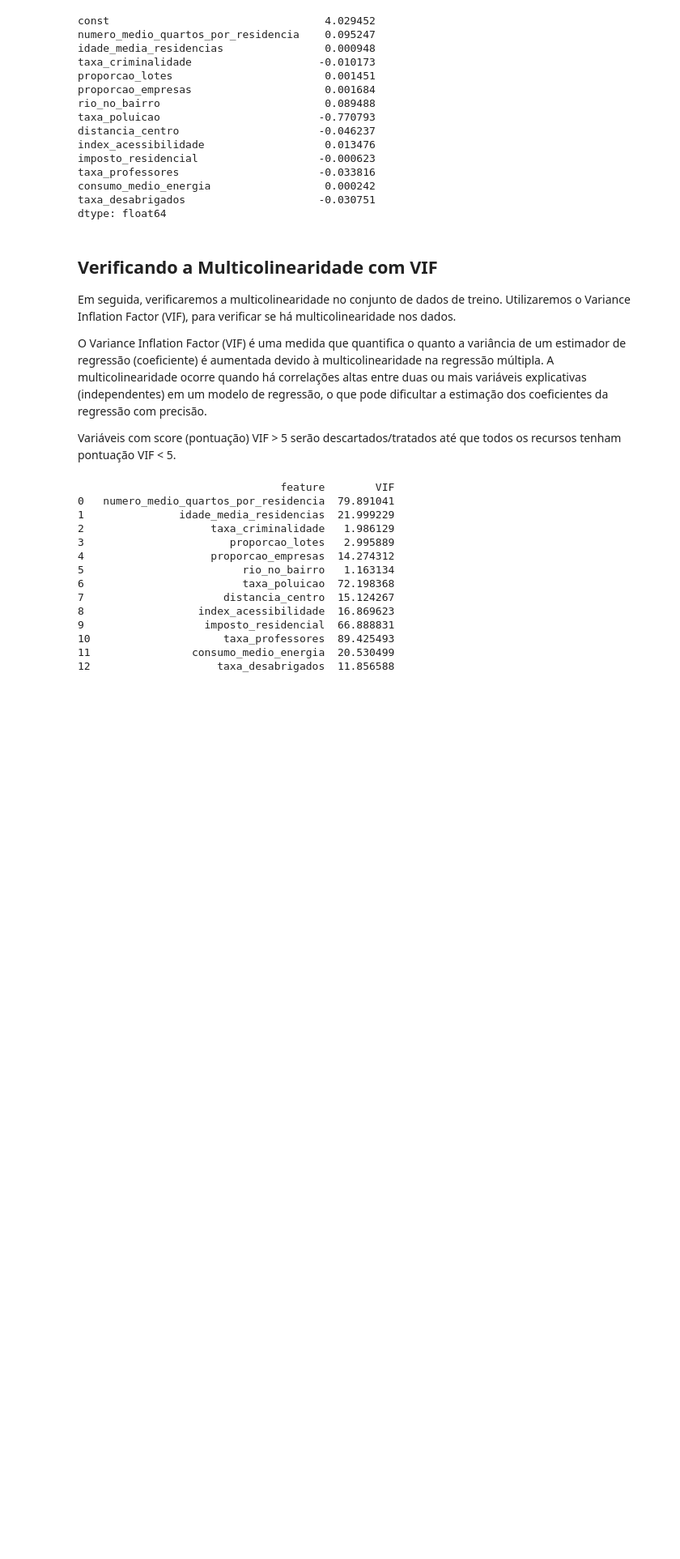
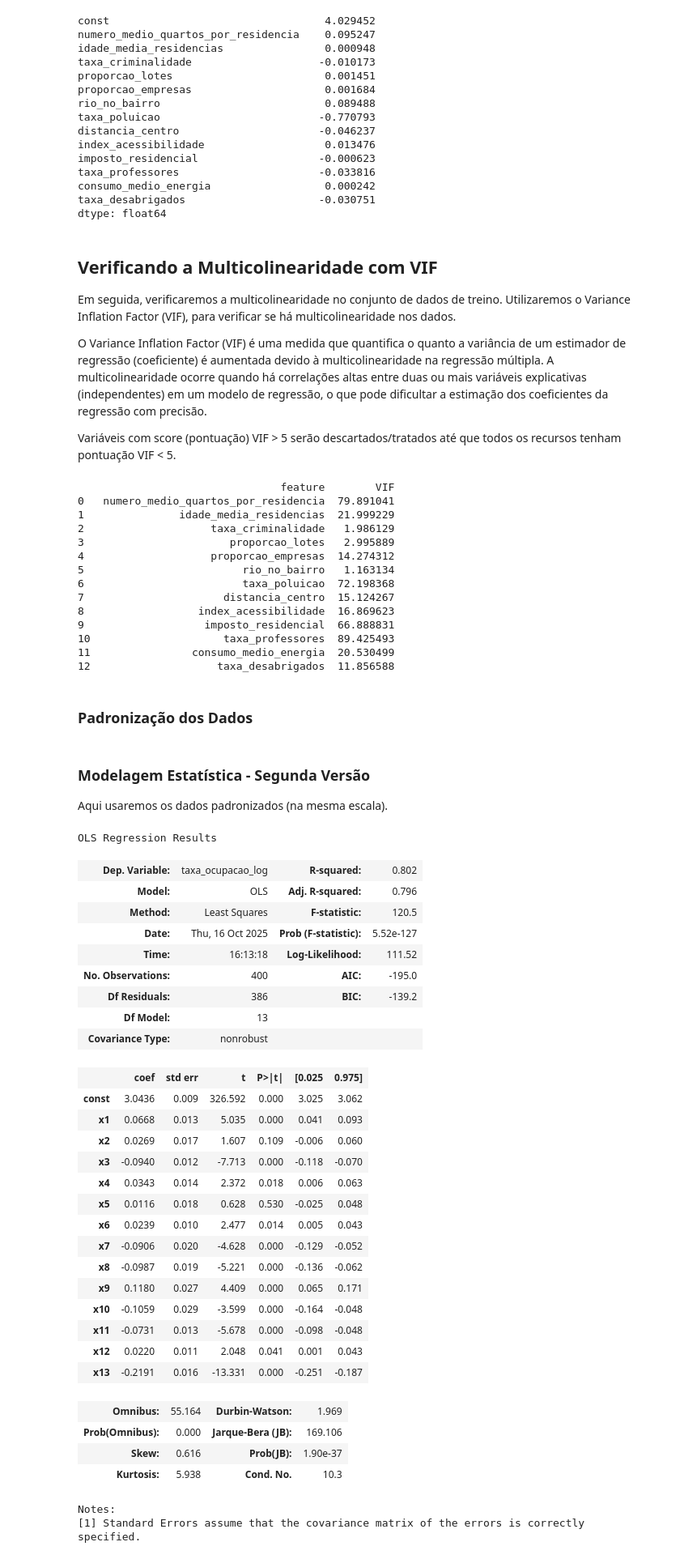
Before and after one commit to prisciladalepiane/machine-learning, a Jupyter notebook: 02-mat-est-aplicada/07-ocupacao-imoveis.ipynb, the cells around one changed output. Shown at 81% size. Drawn from its saved outputs; the diff is of its cells as text; code cells hidden in the pictures; blank space fills up the shorter version.

Commit message:
Adiciona segunda versão do  modelo com dados padronizados

```diff
--- a/02-mat-est-aplicada/07-ocupacao-imoveis.ipynb
+++ b/02-mat-est-aplicada/07-ocupacao-imoveis.ipynb
@@ -439,3 +439,11 @@ print(verifica_vif(X_treino))
 10                     taxa_professores  89.425493
 11                consumo_medio_energia  20.530499
 12                    taxa_desabrigados  11.856588
+# %% [markdown]
+### Padronização dos Dados
+# %%
+# Cria o padronizador
+scaler = StandardScaler()
+
+# Fit e transform em treino
+X_treino_scaled = scaler.fit_transform(X_treino)
@@ -441,0 +453,43 @@ print(verifica_vif(X_treino))
+# %% [markdown]
+### Modelagem Estatística - Segunda Versão
+
+Aqui usaremos os dados padronizados (na mesma escala).
+# %%
+# Adiciona a constante (obrigatório para modelos criados com Statsmodels)
+X_treino_const = sm.add_constant(X_treino_scaled)
+# %%
+# Criando a segunda versão do modelo
+modelo_v2 = sm.OLS(y_treino, X_treino_const).fit()
+modelo_v2.summary()
+# %% [output]
+OLS Regression Results
+| Dep. Variable: | taxa_ocupacao_log | R-squared: | 0.802 |
+| Model: | OLS | Adj. R-squared: | 0.796 |
+| Method: | Least Squares | F-statistic: | 120.5 |
+| Date: | Thu, 16 Oct 2025 | Prob (F-statistic): | 5.52e-127 |
+| Time: | 16:13:18 | Log-Likelihood: | 111.52 |
+| No. Observations: | 400 | AIC: | -195.0 |
+| Df Residuals: | 386 | BIC: | -139.2 |
+| Df Model: | 13 |  |  |
+| Covariance Type: | nonrobust |  |  |
+|  | coef | std err | t | P>|t| | [0.025 | 0.975] |
+| const | 3.0436 | 0.009 | 326.592 | 0.000 | 3.025 | 3.062 |
+| x1 | 0.0668 | 0.013 | 5.035 | 0.000 | 0.041 | 0.093 |
+| x2 | 0.0269 | 0.017 | 1.607 | 0.109 | -0.006 | 0.060 |
+| x3 | -0.0940 | 0.012 | -7.713 | 0.000 | -0.118 | -0.070 |
+| x4 | 0.0343 | 0.014 | 2.372 | 0.018 | 0.006 | 0.063 |
+| x5 | 0.0116 | 0.018 | 0.628 | 0.530 | -0.025 | 0.048 |
+| x6 | 0.0239 | 0.010 | 2.477 | 0.014 | 0.005 | 0.043 |
+| x7 | -0.0906 | 0.020 | -4.628 | 0.000 | -0.129 | -0.052 |
+| x8 | -0.0987 | 0.019 | -5.221 | 0.000 | -0.136 | -0.062 |
+| x9 | 0.1180 | 0.027 | 4.409 | 0.000 | 0.065 | 0.171 |
+| x10 | -0.1059 | 0.029 | -3.599 | 0.000 | -0.164 | -0.048 |
+| x11 | -0.0731 | 0.013 | -5.678 | 0.000 | -0.098 | -0.048 |
+| x12 | 0.0220 | 0.011 | 2.048 | 0.041 | 0.001 | 0.043 |
+| x13 | -0.2191 | 0.016 | -13.331 | 0.000 | -0.251 | -0.187 |
+| Omnibus: | 55.164 | Durbin-Watson: | 1.969 |
+| Prob(Omnibus): | 0.000 | Jarque-Bera (JB): | 169.106 |
+| Skew: | 0.616 | Prob(JB): | 1.90e-37 |
+| Kurtosis: | 5.938 | Cond. No. | 10.3 |
+Notes:
+[1] Standard Errors assume that the covariance matrix of the errors is correctly specified.
```
Also changed, not shown: parts of 11 cells of this notebook.
